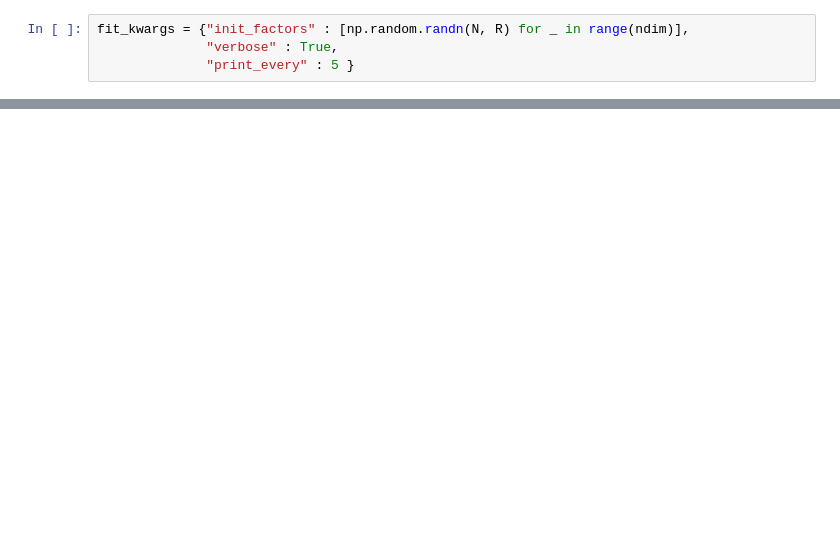
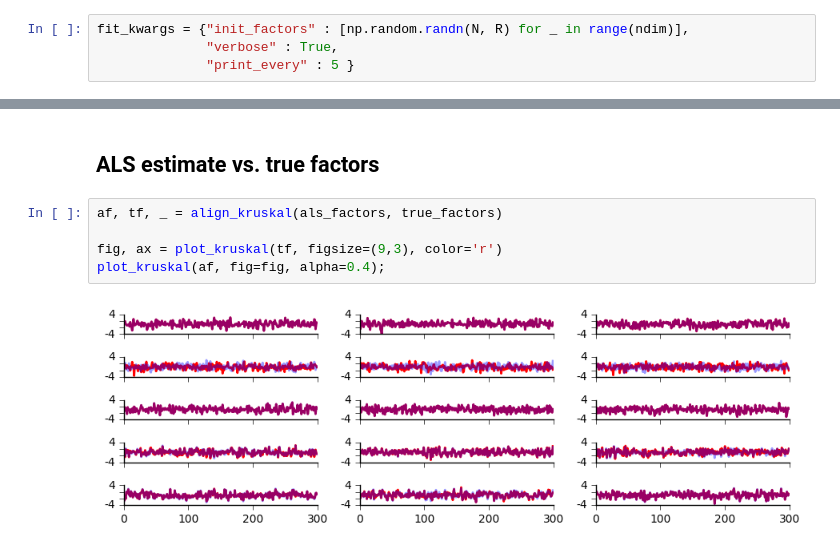
Before and after one commit to neurostatslab/tensortools, a Jupyter notebook: examples/rand_vs_als.ipynb, the cells around one changed output, grey strips where cells are left out. Saved outputs shown, nothing was run; the diff lists cells and outputs as text; blank space fills up the shorter version.

```diff
--- a/examples/rand_vs_als.ipynb
+++ b/examples/rand_vs_als.ipynb
@@ -54,0 +68,9 @@ len(np.random.randn(10,10).ravel())
+# %% [markdown]
+## ALS estimate vs. true factors
+# %%
+af, tf, _ = align_kruskal(als_factors, true_factors)
+
+fig, ax = plot_kruskal(tf, figsize=(9,3), color='r')
+plot_kruskal(af, fig=fig, alpha=0.4);
+# %% [output]
+[figure, added]
```
Also changed, not shown: parts of 6 cells of this notebook, 1 other file.
